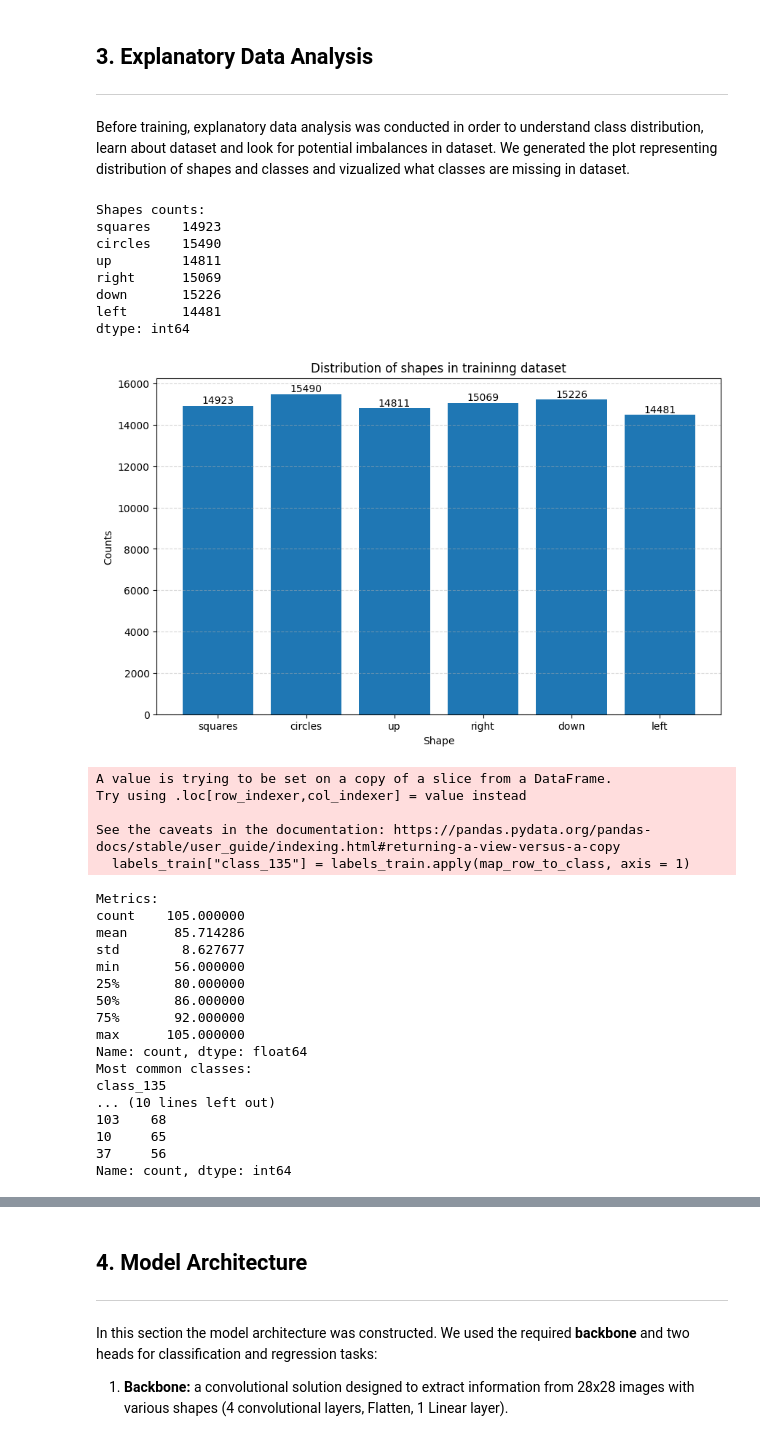
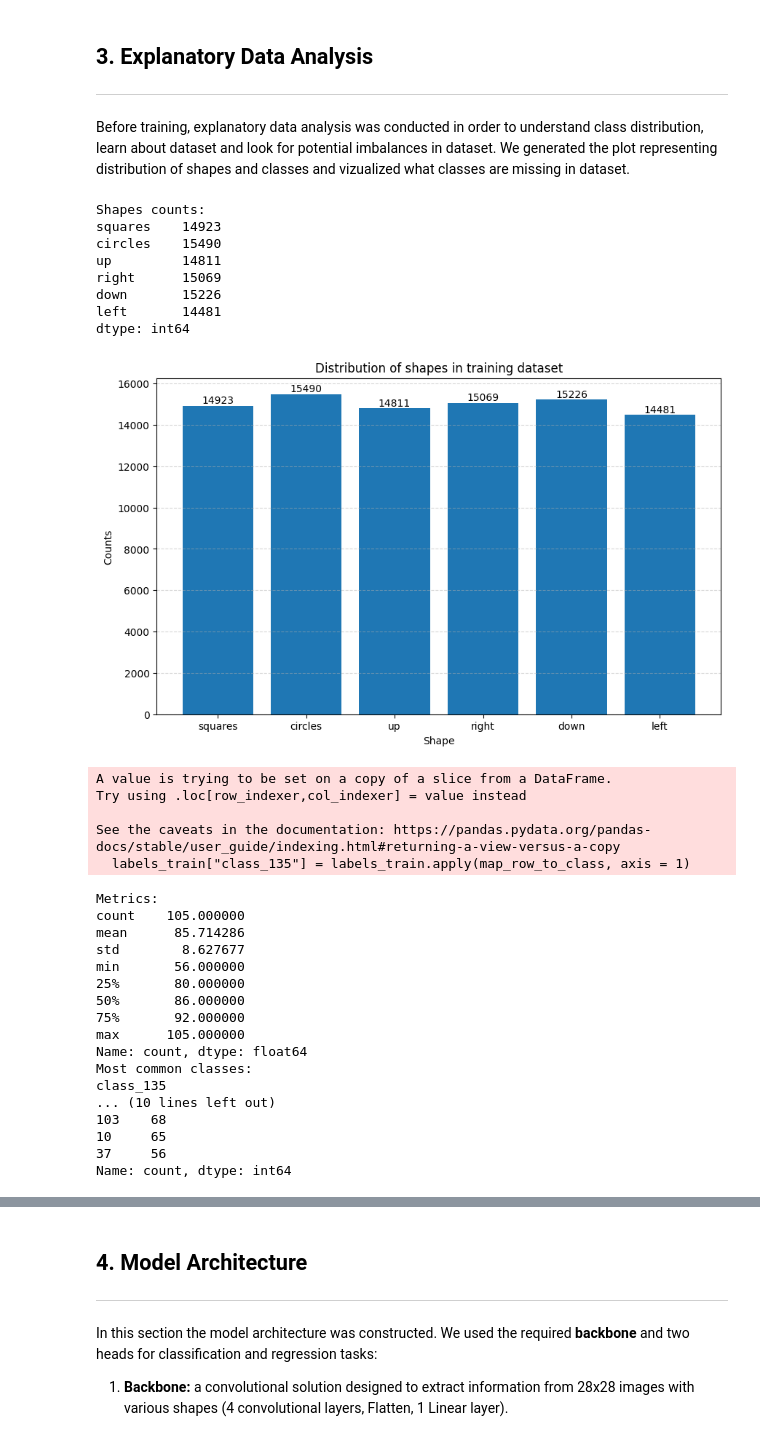
Before and after one commit to MichalSlowakiewicz/Deep-Neural-Network, a Jupyter notebook: hw_1_version_3.ipynb, the cells around one changed output, grey strips where cells are left out. Saved outputs shown, nothing was run; the diff lists cells and outputs as text; code cells hidden in the pictures.

```diff
--- a/hw_1_version_3.ipynb
+++ b/hw_1_version_3.ipynb
@@ -491,6 +490,7 @@ Before training, explanatory data analysis was conducted in order to understand
 # Explanatory Data Analysis
 labels = pd.read_csv(csv_file_path)
 
+# loading training part
 labels_train = labels[:9000]
 
 # counting shape types
@@ -504,7 +504,7 @@ print(shapes_counts)
 plt.figure(figsize=(10,6))
 bars = plt.bar(shapes_counts.index, shapes_counts.values)
 plt.bar_label(bars)
-plt.title("Distribution of shapes in traininng dataset")
+plt.title("Distribution of shapes in training dataset")
 plt.xlabel("Shape")
 plt.ylabel("Counts")
 plt.grid(axis = "y", linestyle="--", alpha = 0.5)
@@ -542,7 +542,7 @@ print(class_counts.head(5))
 print("Rarest classes:")
 print(class_counts.tail(5))
 
-# Plot 2
+# Plot 2 - distribution of classes
 plt.figure(figsize=(10,6))
 plt.bar(class_counts.index, class_counts.values,  edgecolor='black', alpha=0.5)
 plt.title("Distribution of 135 classes among training dataset")
@@ -558,35 +558,35 @@ presence_matrix = np.zeros((15, 9))
 
 # 1 if class is present within datset, 0 otherwise
 present_classes = labels_train['class_135'].unique()
 for class_id in present_classes:
   index_1 = class_id // 9
   index_2 = class_id % 9
   presence_matrix[index_1, index_2] = 1
 
 # preparing labels
 shape_names = ['squre', 'circle', 'up', 'right', 'down', 'left']
 pair_labels = [f"{shape_names[p[0]]}+{shape_names[p[1]]}" for p in pairs]
 number_labels = [f"{i+1}:{9-i}" for i in range(9)]
 
-# Plot 3
+# Plot 3 - presence matrix
 plt.figure(figsize=(10,6))
 sns.heatmap(presence_matrix, annot=False, cmap="Greens", cbar=False, linecolor='lightgray', linewidths=1, xticklabels=number_labels, yticklabels=pair_labels)
 nb_missing_classes = 135 - len(present_classes)
 plt.title((f"Presence Matrix - {nb_missing_classes}/135 missing classes"))
 plt.xlabel("Distribution")
 plt.ylabel("Shape")
 plt.savefig("EDA_plot_3.jpg")
 plt.show()
 # %% [output]
 Shapes counts:
 squares    14923
 circles    15490
 up         14811
 right      15069
 down       15226
 left       14481
 dtype: int64
-[figure, old version]
+[figure, new version]
 A value is trying to be set on a copy of a slice from a DataFrame.
 Try using .loc[row_indexer,col_indexer] = value instead
 
```
Also changed, not shown: parts of 15 cells of this notebook.
